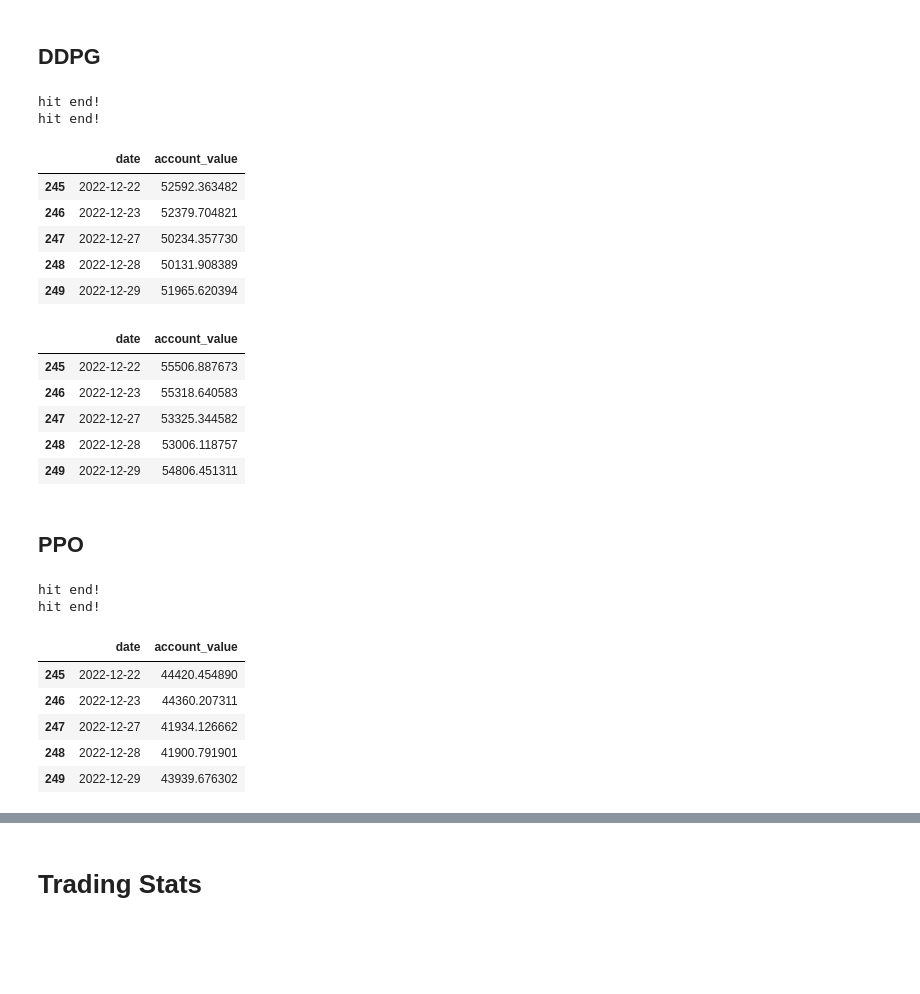
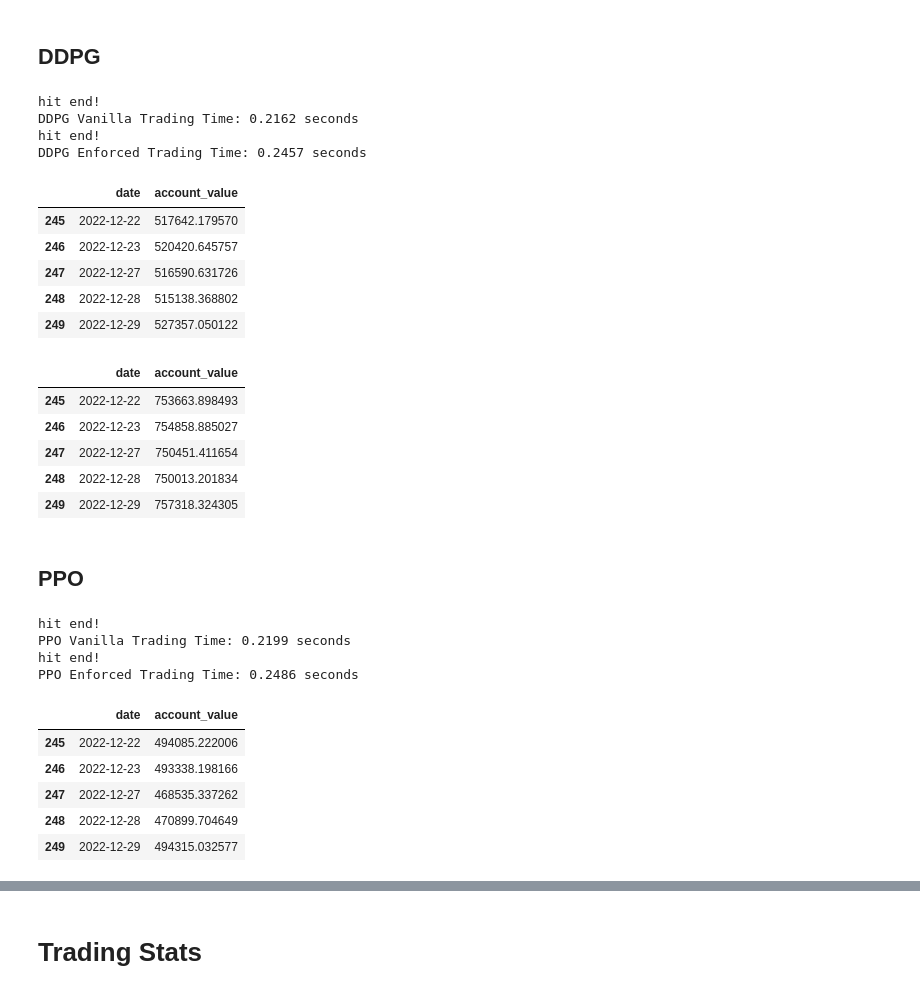
Before and after one commit to shlok-007/Runtime-Enforcement-for-RL-based-Trading, a Jupyter notebook: market_simulation/market_simulator.ipynb, the cells around one changed output, grey strips where cells are left out. Drawn from its saved outputs; the diff is of its cells as text; code cells hidden in the pictures; blank space fills up the shorter version.

```diff
--- a/market_simulation/market_simulator.ipynb
+++ b/market_simulation/market_simulator.ipynb
@@ -40,8 +41,9 @@ if not os.path.exists("./" + config.RESULTS_DIR):
 # %% [markdown]
 # Global Vars
 # %%
-TICKER_LIST = ['AAPL', 'JPM', 'JNJ', 'TSLA', 'NVDA', 'AMD', 'META', 'AMZN']
-INIT_TRADING_AMOUNT = 100000
+# TICKER_LIST = ['AAPL', 'JPM', 'JNJ', 'TSLA', 'NVDA', 'AMD', 'META', 'AMZN']
+TICKER_LIST = ['AAPL', 'JPM', 'TSLA', 'NVDA', 'AMD', 'META', 'NVR', 'MKL']
+INIT_TRADING_AMOUNT = 1000000
 TRAIN_START_DATE = '2020-01-01'
 TRAIN_END_DATE = '2021-12-31'
 TEST_START_DATE = '2021-01-01'
@@ -488,66 +492,86 @@ df_account_value_a2c_enf.tail()
 # %%
 # Without Enforcement
 e_trade_gym = StockTradingEnv(df = trade, **env_kwargs_trade)
 trained_ddpg = DDPG.load("./" + config.TRAINED_MODEL_DIR + "/ddpg_trained_model")
+
+start_time = time.time()
 df_account_value_ddpg_vanilla, df_actions_ddpg_vanilla = DRLAgent.DRL_prediction(
     model=trained_ddpg,
     environment = e_trade_gym)
 
+end_time = time.time()
+print(f"DDPG Vanilla Trading Time: {end_time - start_time:.4f} seconds")
+
 e_trade_gym.reset()
 # With Enforcement
-e_trade_gym = RuntimeEnforcementWrapper(e_trade_gym, logging_enabled=True)
+e_trade_gym = RuntimeEnforcementWrapper(e_trade_gym, logging_enabled=True, log_file="./ddpg_enforcement_log.txt")
+start_time = time.time()
 df_account_value_ddpg_enf, df_actions_ddpg_enf = DRLAgent.DRL_prediction(
     model=trained_ddpg,
     environment = e_trade_gym)
 
+end_time = time.time()
+print(f"DDPG Enforced Trading Time: {end_time - start_time:.4f} seconds")
 
 df_account_value_ddpg_vanilla.tail()
 # %% [output]
 hit end!
+DDPG Vanilla Trading Time: 0.2162 seconds
 hit end!
+DDPG Enforced Trading Time: 0.2457 seconds
 |  | date | account_value |
-| 245 | 2022-12-22 | 52592.363482 |
-| 246 | 2022-12-23 | 52379.704821 |
-| 247 | 2022-12-27 | 50234.357730 |
-| 248 | 2022-12-28 | 50131.908389 |
-| 249 | 2022-12-29 | 51965.620394 |
+| 245 | 2022-12-22 | 517642.179570 |
+| 246 | 2022-12-23 | 520420.645757 |
+| 247 | 2022-12-27 | 516590.631726 |
+| 248 | 2022-12-28 | 515138.368802 |
+| 249 | 2022-12-29 | 527357.050122 |
 # %%
 df_account_value_ddpg_enf.tail()
 # df_actions_ddpg_enf.head()
 # %% [output]
 |  | date | account_value |
-| 245 | 2022-12-22 | 55506.887673 |
-| 246 | 2022-12-23 | 55318.640583 |
-| 247 | 2022-12-27 | 53325.344582 |
-| 248 | 2022-12-28 | 53006.118757 |
-| 249 | 2022-12-29 | 54806.451311 |
+| 245 | 2022-12-22 | 753663.898493 |
+| 246 | 2022-12-23 | 754858.885027 |
+| 247 | 2022-12-27 | 750451.411654 |
+| 248 | 2022-12-28 | 750013.201834 |
+| 249 | 2022-12-29 | 757318.324305 |
 # %% [markdown]
 ## PPO
 # %%
 # Without Enforcement
 e_trade_gym = StockTradingEnv(df = trade, **env_kwargs_trade)
 trained_ppo = PPO.load("./" + config.TRAINED_MODEL_DIR + "/ppo_trained_model")
+
+start_time = time.time()
 df_account_value_ppo_vanilla, df_actions_ppo_vanilla = DRLAgent.DRL_prediction(
     model=trained_ppo,
     environment = e_trade_gym)
+end_time = time.time()
+print(f"PPO Vanilla Trading Time: {end_time - start_time:.4f} seconds")
 
 e_trade_gym.reset()
 # With Enforcement
-e_trade_gym = RuntimeEnforcementWrapper(e_trade_gym, logging_enabled=True)
+e_trade_gym = RuntimeEnforcementWrapper(e_trade_gym, logging_enabled=True, log_file="./ppo_enforcement_log.txt")
+start_time = time.time()
 df_account_value_ppo_enf, df_actions_ppo_enf = DRLAgent.DRL_prediction(
     model=trained_ppo,
     environment = e_trade_gym)
 
+end_time = time.time()
+print(f"PPO Enforced Trading Time: {end_time - start_time:.4f} seconds")
+
 df_account_value_ppo_vanilla.tail()
 # %% [output]
 hit end!
+PPO Vanilla Trading Time: 0.2199 seconds
 hit end!
+PPO Enforced Trading Time: 0.2486 seconds
 |  | date | account_value |
-| 245 | 2022-12-22 | 44420.454890 |
-| 246 | 2022-12-23 | 44360.207311 |
-| 247 | 2022-12-27 | 41934.126662 |
-| 248 | 2022-12-28 | 41900.791901 |
-| 249 | 2022-12-29 | 43939.676302 |
+| 245 | 2022-12-22 | 494085.222006 |
+| 246 | 2022-12-23 | 493338.198166 |
+| 247 | 2022-12-27 | 468535.337262 |
+| 248 | 2022-12-28 | 470899.704649 |
+| 249 | 2022-12-29 | 494315.032577 |
 # %%
 df_account_value_ppo_enf.tail()
 # %% [output]
```
Also changed, not shown: parts of 13 cells of this notebook, 9 other files.
